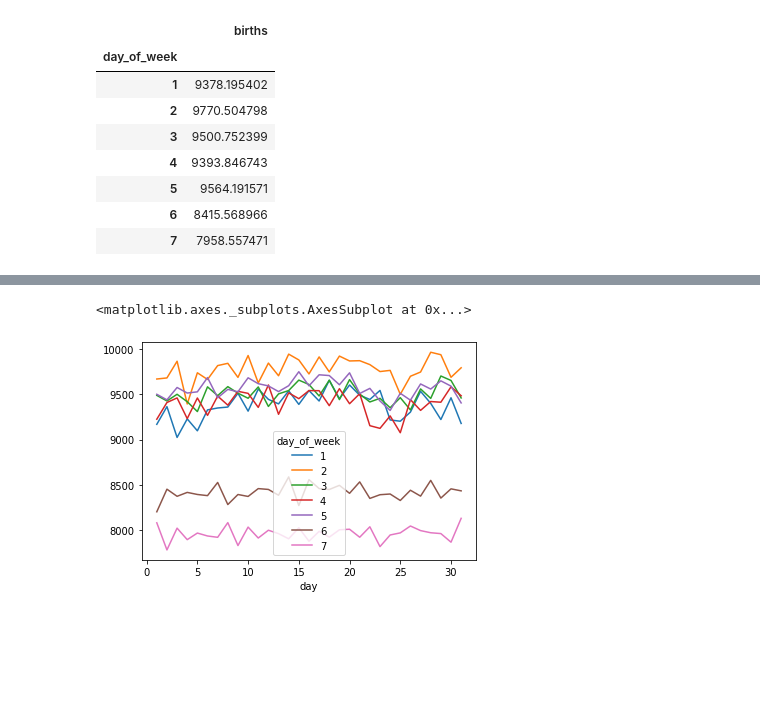
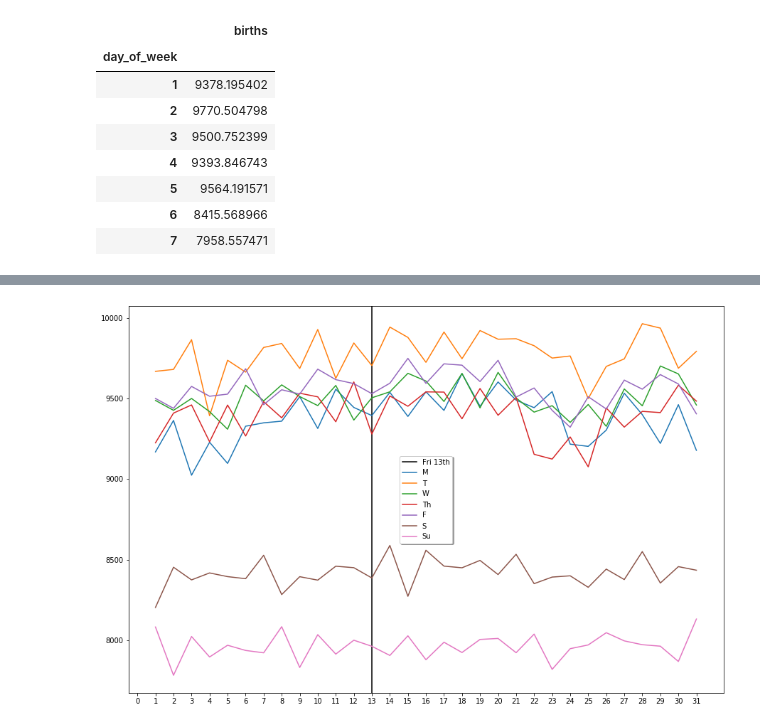
Before and after one commit to ironhack-datalabs/dataV2-labs, a Jupyter notebook: module-2/Friday the 13th.ipynb, the cells around one changed output, grey strips where cells are left out. Saved outputs shown, nothing was run; the diff lists cells and outputs as text; code cells hidden in the pictures; blank space fills up the shorter version.

```diff
--- a/module-2/Friday the 13th.ipynb
+++ b/module-2/Friday the 13th.ipynb
@@ -161,8 +197,19 @@ day_num_70
 | 29 | 9221.312500 | 9936.533333 | 9701.687500 | 9412.411765 | 9648.200000 | 8354.941176 | 7963.187500 |
 | 30 | 9461.466667 | 9687.562500 | 9652.428571 | 9582.250000 | 9590.058824 | 8456.733333 | 7868.294118 |
 | 31 | 9178.181818 | 9792.400000 | 9459.545455 | 9483.777778 | 9404.700000 | 8434.500000 | 8131.555556 |
-# %%
-day_num_70.plot()
-# %% [output]
-<matplotlib.axes._subplots.AxesSubplot at 0x...>
-[figure, removed]
+# %%
+fig, ax = plt.subplots(figsize = (15,10))
+plt.xticks(np.arange(0, 32, step=1))
+ax.axvline(x=13, ymin=0, ymax=10000, color = 'k')
+ax.plot(day_num_70)
+mylabels=['Fri 13th','M','T','W','Th','F','S','Su']
+
+ax.legend(loc='center', fancybox=True, shadow=True, labels=mylabels)
+
+# ax.set_xlabel('Date')
+# ax.set_ylabel('Average Births')
+# ax.set_title('Births by Day of the Week -- 1970s')
+
+plt.show()
+# %% [output]
+[figure, added]
```
Also changed, not shown: parts of 25 cells of this notebook.
